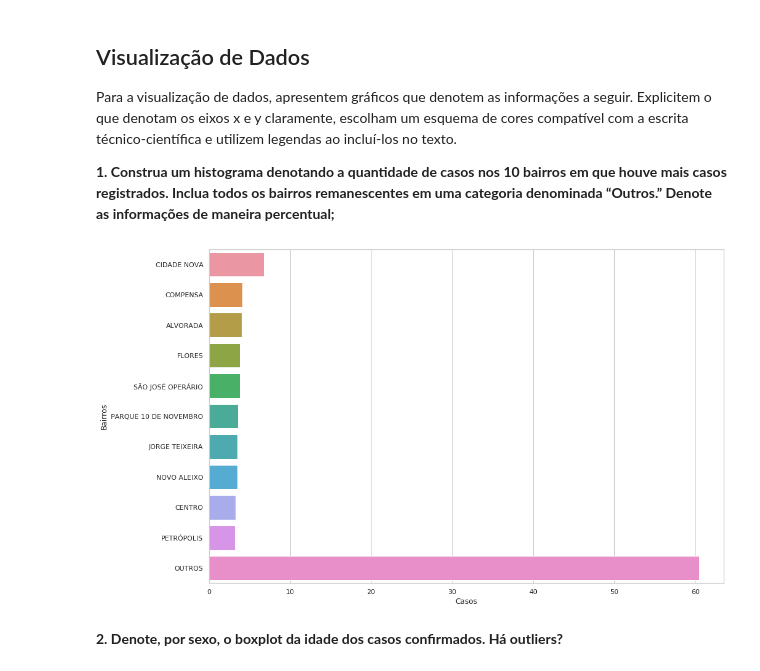
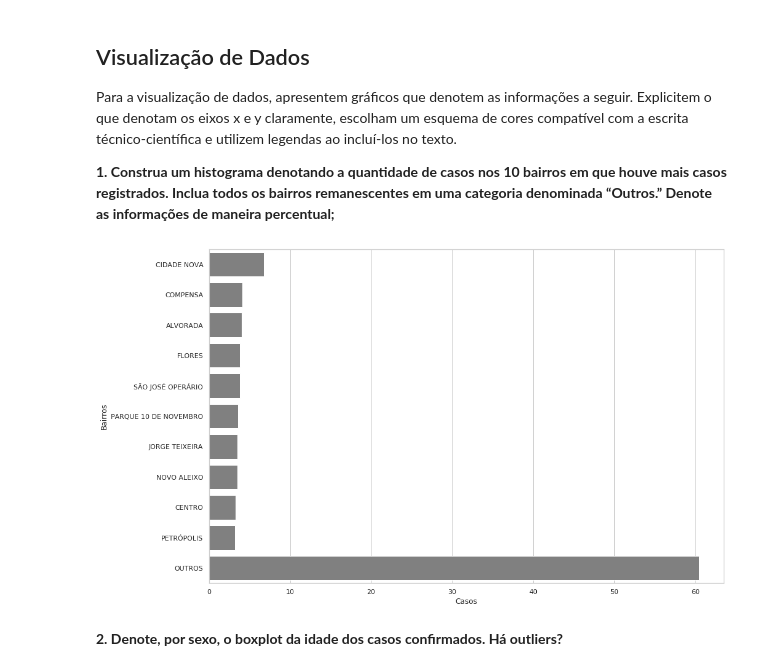
Before and after one commit to EnriqueIzel2/top-analise-redes-neurais, a Jupyter notebook: manaus_covid_graphics.ipynb, the cells around one changed output. Saved outputs shown, nothing was run; the diff lists cells and outputs as text; code cells hidden in the pictures.

```diff
--- a/manaus_covid_graphics.ipynb
+++ b/manaus_covid_graphics.ipynb
@@ -29,24 +29,24 @@ técnico-científica e utilizem legendas ao incluí-los no texto.
 # %%
 data = dados.groupby(['_bairro_mapa']).size().reset_index(name='casos').sort_values(by='casos', ascending=False)
 data['casos'] = (data['casos']/len(dados))*100
 data10 = data.head(10)
 others = data.tail(len(data)-10)
 
 
 df2= pd.DataFrame({"_bairro_mapa":["OUTROS"],"casos":[others['casos'].sum()]})
 data10  = data10.append(df2)
 # Generate some sequential data
 b = data10['_bairro_mapa']
 c = data10['casos']
 sns.set(style="whitegrid")
 
-ax = sns.barplot(x=c, y=b)
+ax = sns.barplot(x=c, y=b, color='grey')
 fig = plt.gcf()
 fig.set_size_inches(15, 10)
 ax.set(xlabel='Casos', ylabel='Bairros')
 plt.show()
 # %% [output]
-[figure, old version]
+[figure, new version]
 # %% [markdown]
 **2. Denote, por sexo, o boxplot da idade dos casos confirmados. Há outliers?**
 # %%
```
Also changed, not shown: parts of 5 cells of this notebook.
